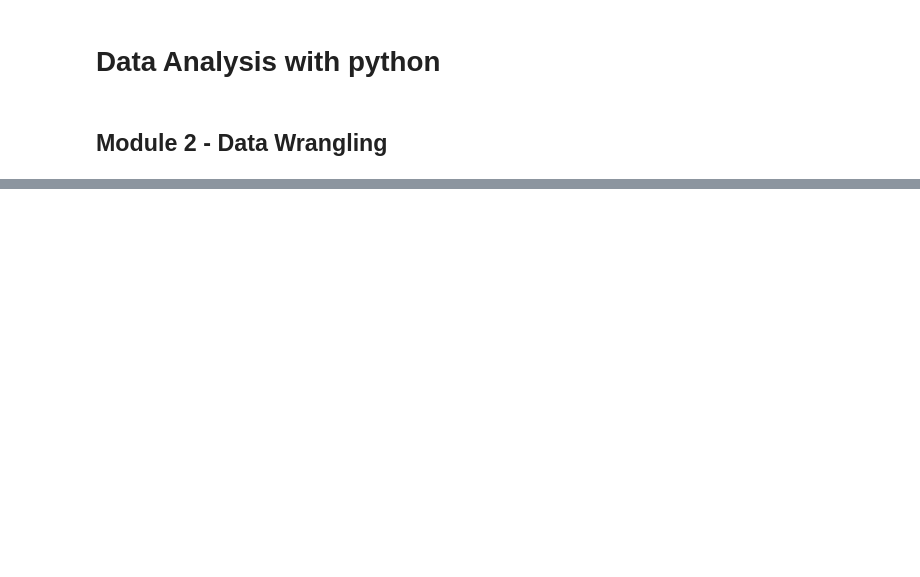
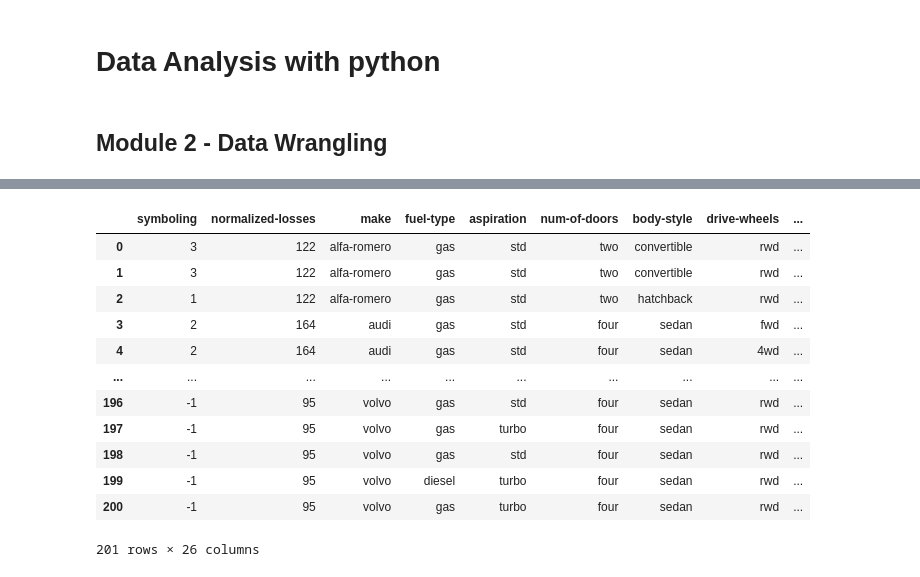
Before and after one commit to PosgradoMNA/actividades-de-aprendizaje-YvTur, a Jupyter notebook: Semana5_Modulo2_a00813752_ipynb.ipynb, the cells around one changed output, grey strips where cells are left out. Cells and saved outputs as stored; diff of their text form; code cells hidden in the pictures; blank space fills up the shorter version.

```diff
--- a/Semana5_Modulo2_a00813752_ipynb.ipynb
+++ b/Semana5_Modulo2_a00813752_ipynb.ipynb
@@ -26,0 +151,4 @@ df =pd.read_csv(url)
+# %%
+#We need to review with more detail the types of data.
+#In the above case we see an object, while should we expect an int
+df["price"] = df["price"].astype(int)
@@ -26,0 +167,18 @@ df =pd.read_csv(url)
+# %%
+#lets apply this for the lenght feature
+df["length"] = df['length']/df["length"].max()
+df
+# %% [output]
+|  | symboling | normalized-losses | make | fuel-type | aspiration | num-of-doors | body-style | drive-wheels | ... |
+| 0 | 3 | 122 | alfa-romero | gas | std | two | convertible | rwd | ... |
+| 1 | 3 | 122 | alfa-romero | gas | std | two | convertible | rwd | ... |
+| 2 | 1 | 122 | alfa-romero | gas | std | two | hatchback | rwd | ... |
+| 3 | 2 | 164 | audi | gas | std | four | sedan | fwd | ... |
+| 4 | 2 | 164 | audi | gas | std | four | sedan | 4wd | ... |
+| ... | ... | ... | ... | ... | ... | ... | ... | ... | ... |
+| 196 | -1 | 95 | volvo | gas | std | four | sedan | rwd | ... |
+| 197 | -1 | 95 | volvo | gas | turbo | four | sedan | rwd | ... |
+| 198 | -1 | 95 | volvo | gas | std | four | sedan | rwd | ... |
+| 199 | -1 | 95 | volvo | diesel | turbo | four | sedan | rwd | ... |
+| 200 | -1 | 95 | volvo | gas | turbo | four | sedan | rwd | ... |
+201 rows × 26 columns
```
Also changed, not shown: parts of 19 cells of this notebook.
